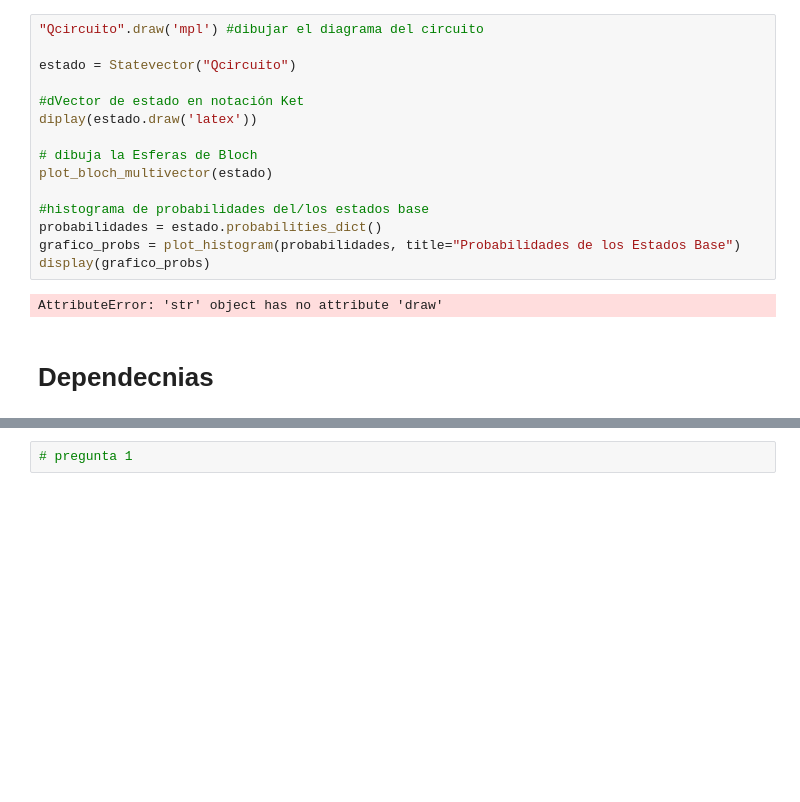
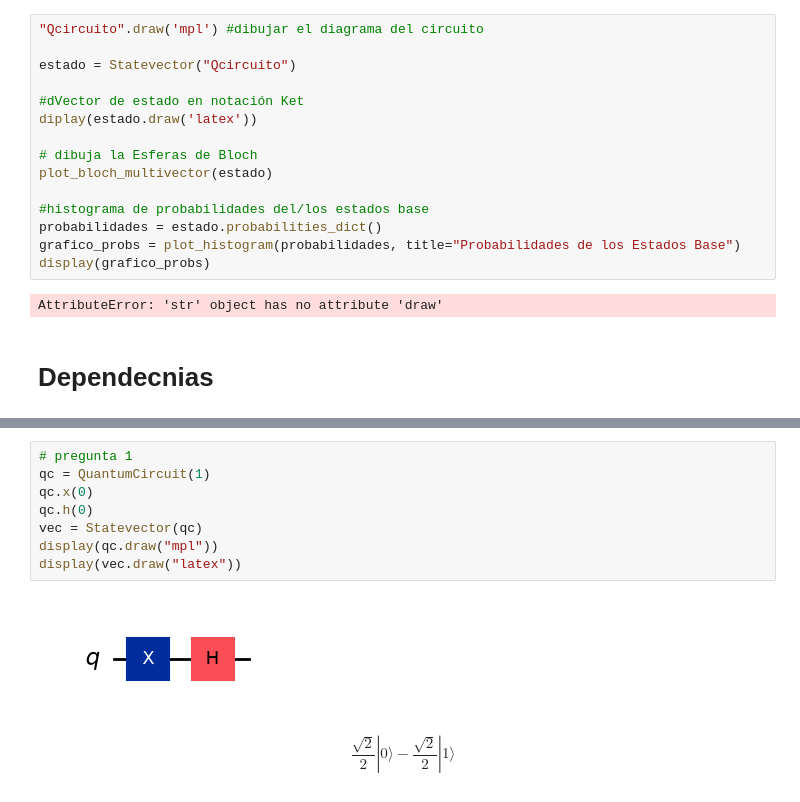
Before and after one commit to troncos22/QTD, a Jupyter notebook: prueba.ipynb, the cells around one changed output, grey strips where cells are left out. Saved outputs shown, nothing was run; the diff lists cells and outputs as text; blank space fills up the shorter version.

```diff
--- a/prueba.ipynb
+++ b/prueba.ipynb
@@ -103,4 +105,13 @@ X = Operator.from_label("X")
 # %%
 # pregunta 1
+qc = QuantumCircuit(1)
+qc.x(0)
+qc.h(0)
+vec = Statevector(qc)
+display(qc.draw("mpl"))
+display(vec.draw("latex"))
+# %% [output]
+[figure, added]
+$$\frac{\sqrt{2}}{2} |0\rangle- \frac{\sqrt{2}}{2} |1\rangle$$
 # %%
 # pregunta 2
```
Also changed, not shown: parts of 8 cells of this notebook, 1 other file.
